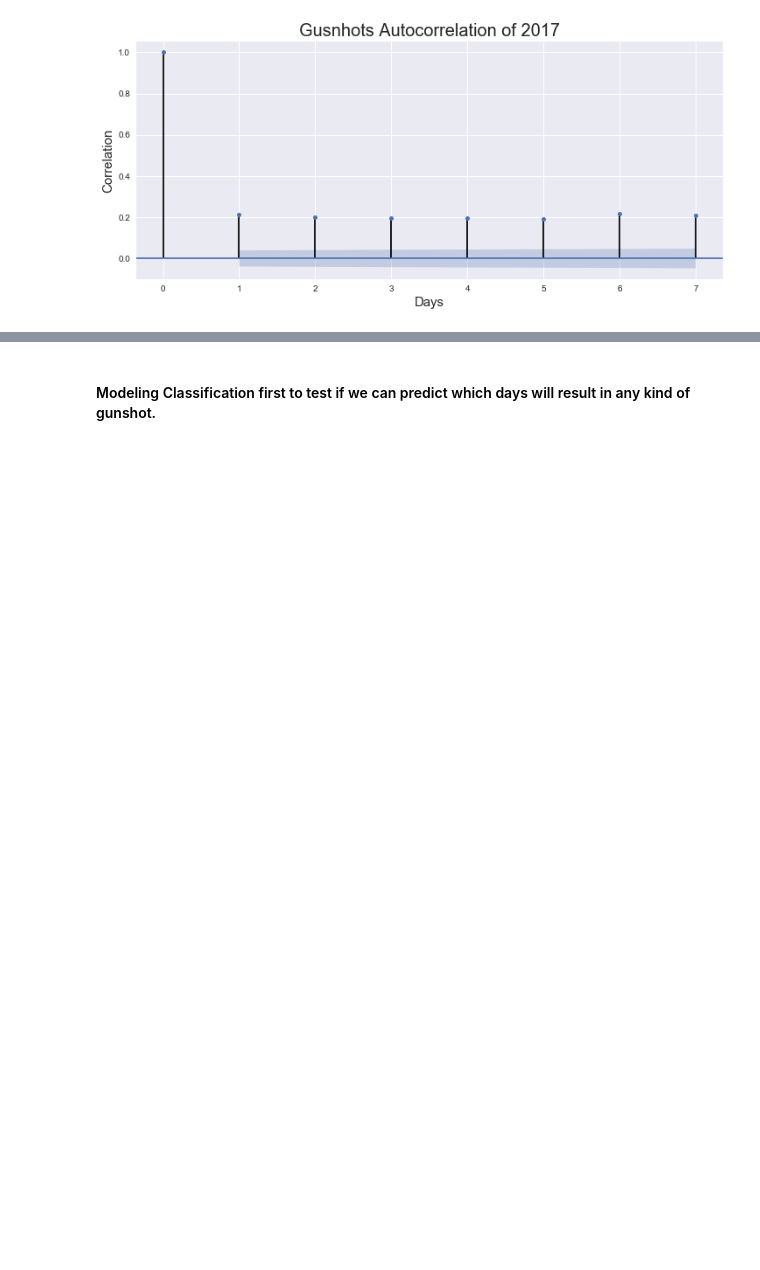
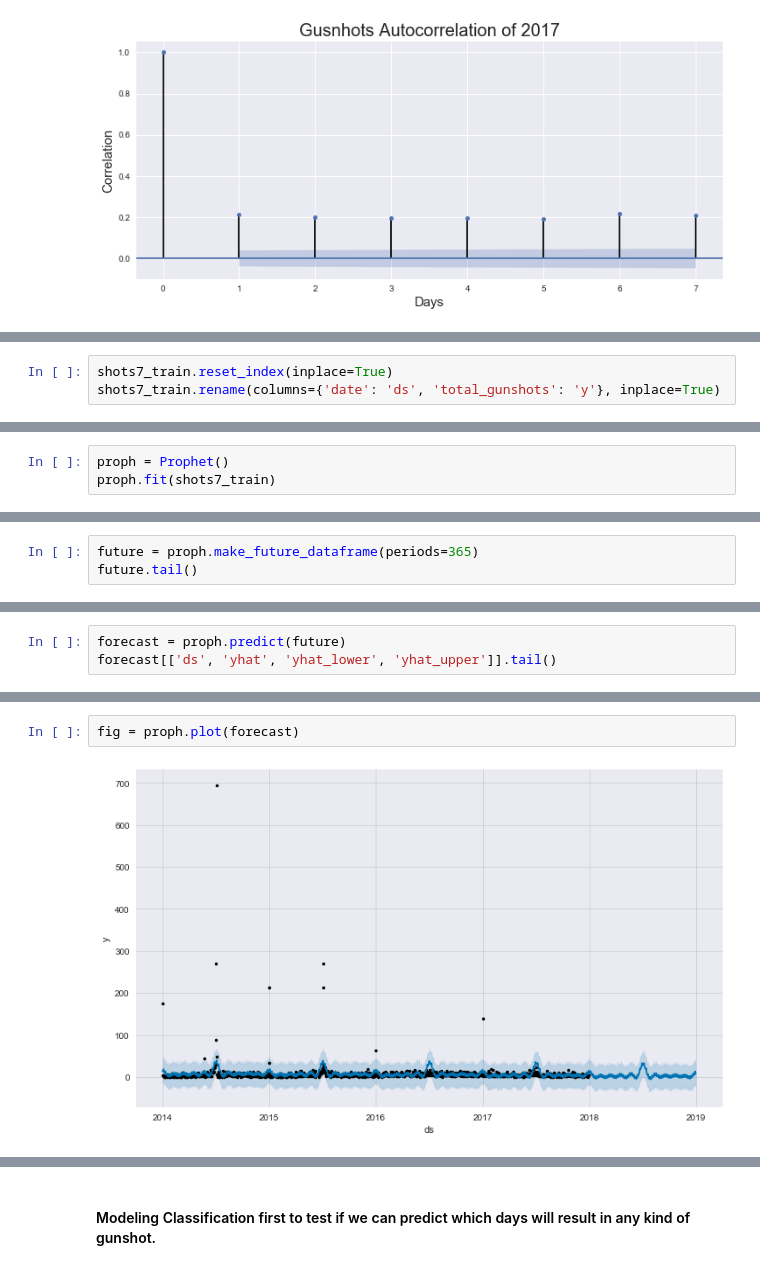
Before and after one commit to haoapple/The_Lab_DC_client_project, a Jupyter notebook: 04.Modeling.ipynb, the cells around one changed output, grey strips where cells are left out. Saved outputs shown, nothing was run; the diff lists cells and outputs as text; blank space fills up the shorter version.

```diff
--- a/04.Modeling.ipynb
+++ b/04.Modeling.ipynb
@@ -92,0 +100,3 @@ ax.set_ylabel('Correlation', size=15);
+# %%
+shots7_train.reset_index(inplace=True)
+shots7_train.rename(columns={'date': 'ds', 'total_gunshots': 'y'}, inplace=True)
@@ -92,0 +108,3 @@ ax.set_ylabel('Correlation', size=15);
+# %%
+proph = Prophet()
+proph.fit(shots7_train)
@@ -92,0 +114,3 @@ ax.set_ylabel('Correlation', size=15);
+# %%
+future = proph.make_future_dataframe(periods=365)
+future.tail()
@@ -92,0 +124,3 @@ ax.set_ylabel('Correlation', size=15);
+# %%
+forecast = proph.predict(future)
+forecast[['ds', 'yhat', 'yhat_lower', 'yhat_upper']].tail()
@@ -92,0 +134,4 @@ ax.set_ylabel('Correlation', size=15);
+# %%
+fig = proph.plot(forecast)
+# %% [output]
+[figure, added]
```
Also changed, not shown: parts of 15 cells of this notebook, 4 other files.
